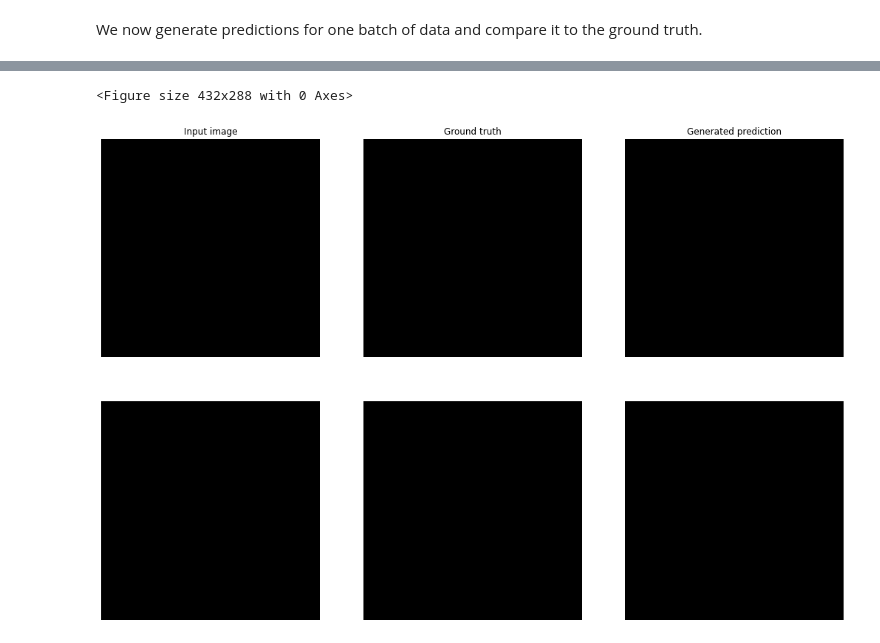
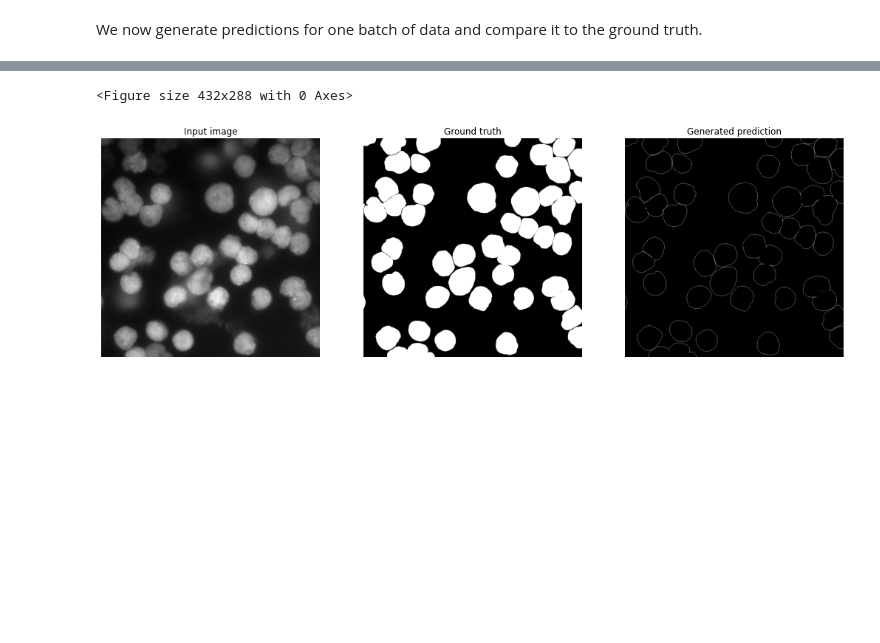
Before and after one commit to CRefice/ml-segmentation-project, a Jupyter notebook: notebook.ipynb, the cells around one changed output, grey strips where cells are left out. Drawn from its saved outputs; the diff is of its cells as text; code cells hidden in the pictures; blank space fills up the shorter version.

```diff
--- a/notebook.ipynb
+++ b/notebook.ipynb
@@ -296,22 +288,0 @@ dilation = scipy.ndimage.morphology.binary_dilation(image)
-# %%
-plt.gray()
-count = len(inputs)
-fig = plt.figure(figsize=(6 * 3, 6 * count))
-axs = fig.subplots(count, 3)
-
-for ax in axs.flat:
-    ax.axis("off")
-
-column_labels = ["Input image", "Ground truth", "Generated prediction"]
-for ax, label in zip(axs[0], column_labels):
-    ax.set_title(label)
-
-for i in range(count):
-    axs[i, 0].imshow(final)
-    axs[i, 1].imshow(final_no_bound)
-    axs[i, 2].imshow(final_bound)
-
-fig.show()
-# %% [output]
-<Figure size 432x288 with 0 Axes>
-[figure, removed]
@@ -320,0 +289,5 @@ print(jsc(target,lbl))
+# %%
+show_results(inputs[:1], labels[:1], [(binary_dilation(labels[0]) - labels[0].numpy())])
+# %% [output]
+<Figure size 432x288 with 0 Axes>
+[figure, added]
```
Also changed, not shown: parts of 10 cells of this notebook.
